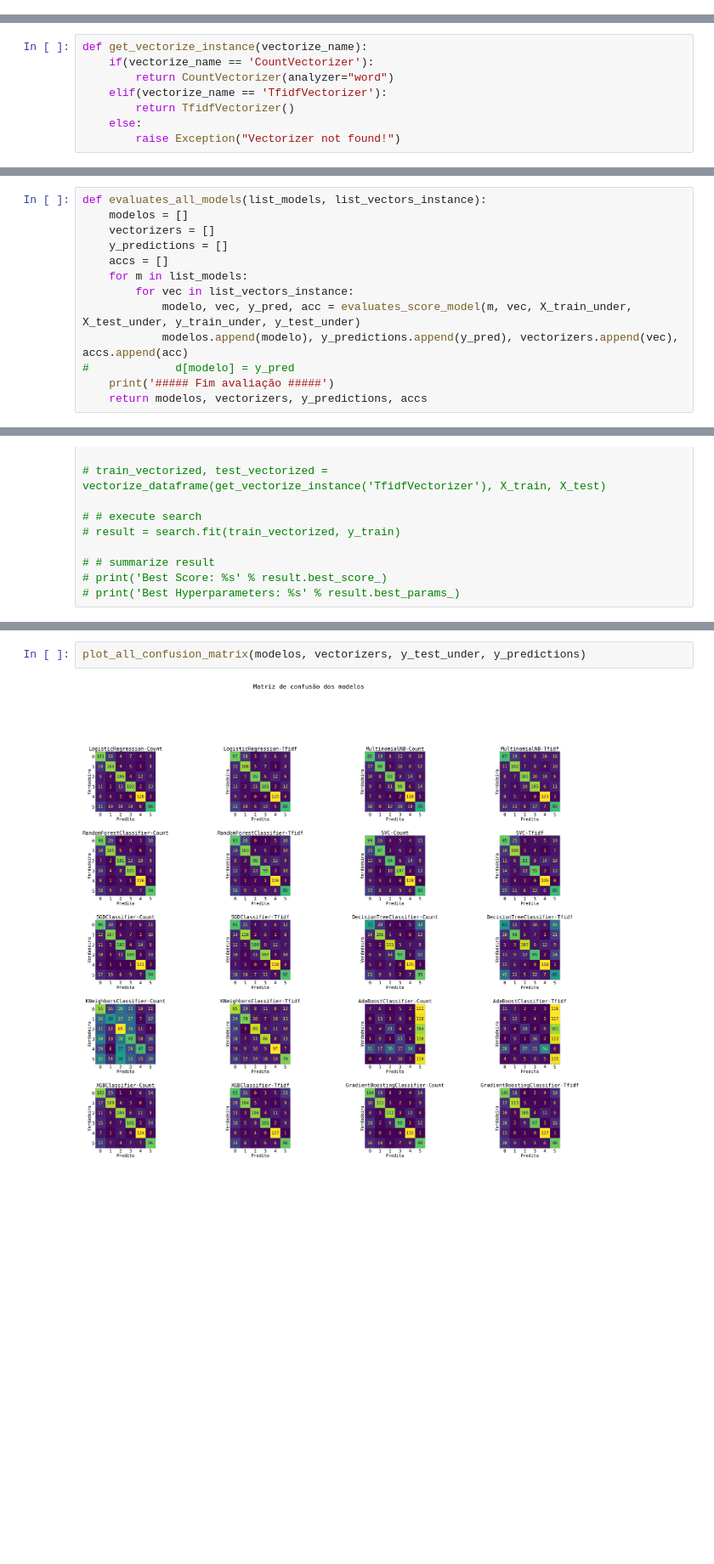
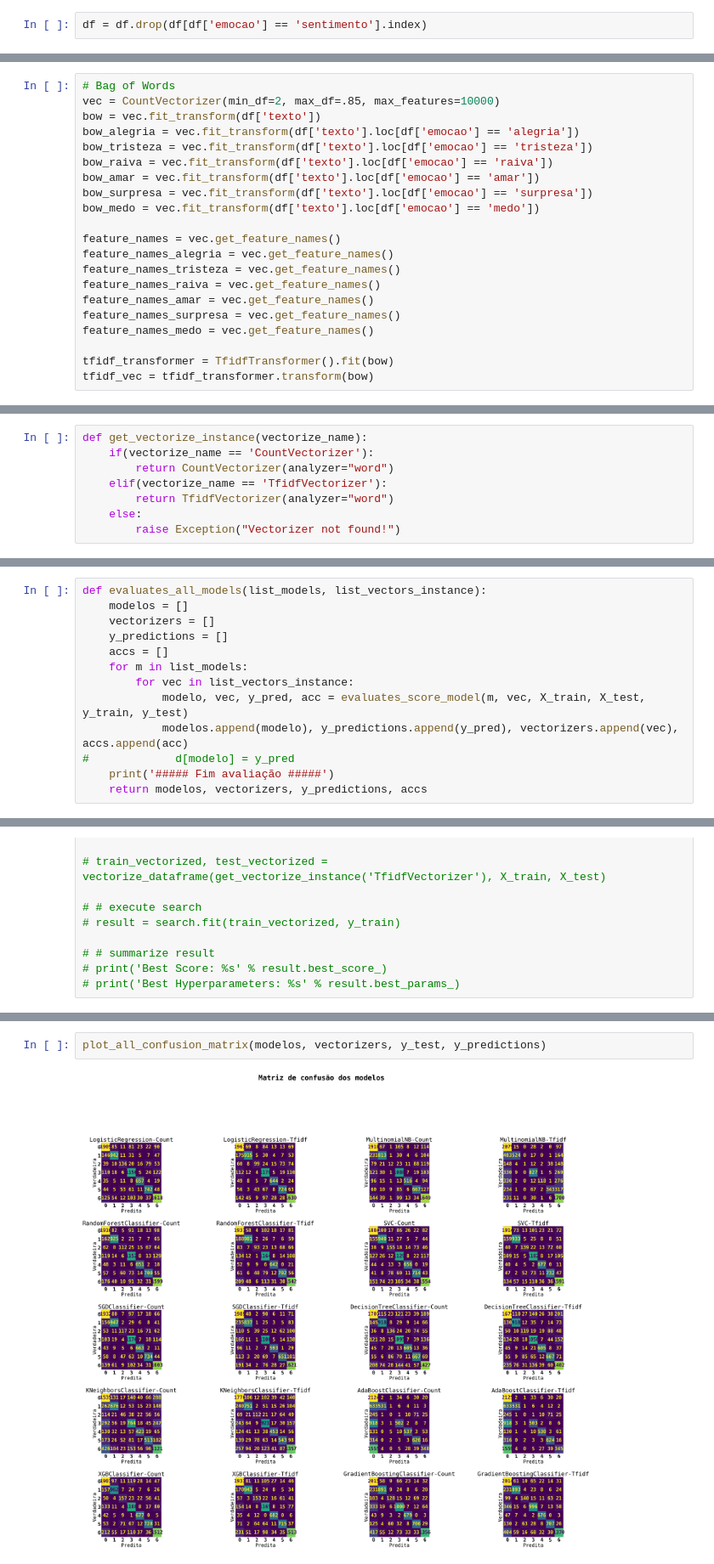
Before and after one commit to willsantospereira/tcc_nlp, a Jupyter notebook: notebook/Analise_Emocao.ipynb, the cells around one changed output, grey strips where cells are left out. Shown at 85% size. Cells and saved outputs as stored; diff of their text form; blank space fills up the shorter version.

```diff
--- a/notebook/Analise_Emocao.ipynb
+++ b/notebook/Analise_Emocao.ipynb
@@ -230,3 +279,5 @@ df['emocao'].value_counts().plot(kind='bar')
+# %%
+df = df.drop(df[df['emocao'] == 'sentimento'].index)
 # %%
 # aplicando os processos de tratamento nos texto (retirada de pontuação, stopwords, stemmer e lemmatization)
 X = [pre_processing(i) for i in df['texto']]
@@ -289,0 +342,21 @@ texto_teste_vetorizado = tfidf_vectorizer.transform(testes)
+# %%
+# Bag of Words
+vec = CountVectorizer(min_df=2, max_df=.85, max_features=10000)
+bow = vec.fit_transform(df['texto'])
+bow_alegria = vec.fit_transform(df['texto'].loc[df['emocao'] == 'alegria'])
+bow_tristeza = vec.fit_transform(df['texto'].loc[df['emocao'] == 'tristeza'])
+bow_raiva = vec.fit_transform(df['texto'].loc[df['emocao'] == 'raiva'])
+bow_amar = vec.fit_transform(df['texto'].loc[df['emocao'] == 'amar'])
+bow_surpresa = vec.fit_transform(df['texto'].loc[df['emocao'] == 'surpresa'])
+bow_medo = vec.fit_transform(df['texto'].loc[df['emocao'] == 'medo'])
+
+feature_names = vec.get_feature_names()
+feature_names_alegria = vec.get_feature_names()
+feature_names_tristeza = vec.get_feature_names()
+feature_names_raiva = vec.get_feature_names()
+feature_names_amar = vec.get_feature_names()
+feature_names_surpresa = vec.get_feature_names()
+feature_names_medo = vec.get_feature_names()
+
+tfidf_transformer = TfidfTransformer().fit(bow)
+tfidf_vec = tfidf_transformer.transform(bow)
@@ -292,7 +394,7 @@ def get_vectorize_instance(vectorize_name):
     if(vectorize_name == 'CountVectorizer'):
         return CountVectorizer(analyzer="word")
     elif(vectorize_name == 'TfidfVectorizer'):
-        return TfidfVectorizer()
+        return TfidfVectorizer(analyzer="word")
     else:
         raise Exception("Vectorizer not found!")
 # %%
@@ -385,7 +487,7 @@ def evaluates_all_models(list_models, list_vectors_instance):
     accs = []
     for m in list_models:
         for vec in list_vectors_instance:
-            modelo, vec, y_pred, acc = evaluates_score_model(m, vec, X_train_under, X_test_under, y_train_under, y_test_under)
+            modelo, vec, y_pred, acc = evaluates_score_model(m, vec, X_train, X_test, y_train, y_test)
             modelos.append(modelo), y_predictions.append(y_pred), vectorizers.append(vec), accs.append(acc)
 #             d[modelo] = y_pred
     print('##### Fim avaliação #####')
@@ -584,7 +676,7 @@ F1-Score do Modelo RandomForestClassifier() com Vectorizer TfidfVectorizer() é
 # %%
-plot_all_confusion_matrix(modelos, vectorizers, y_test_under, y_predictions)
+plot_all_confusion_matrix(modelos, vectorizers, y_test, y_predictions)
 # %% [output]
-[figure, old version]
+[figure, new version]
 # %%
 y = np.arange(len(pd.Series(vectorizers)))
 width = 0.6
```
Also changed, not shown: parts of 33 cells of this notebook, 5 other files.
